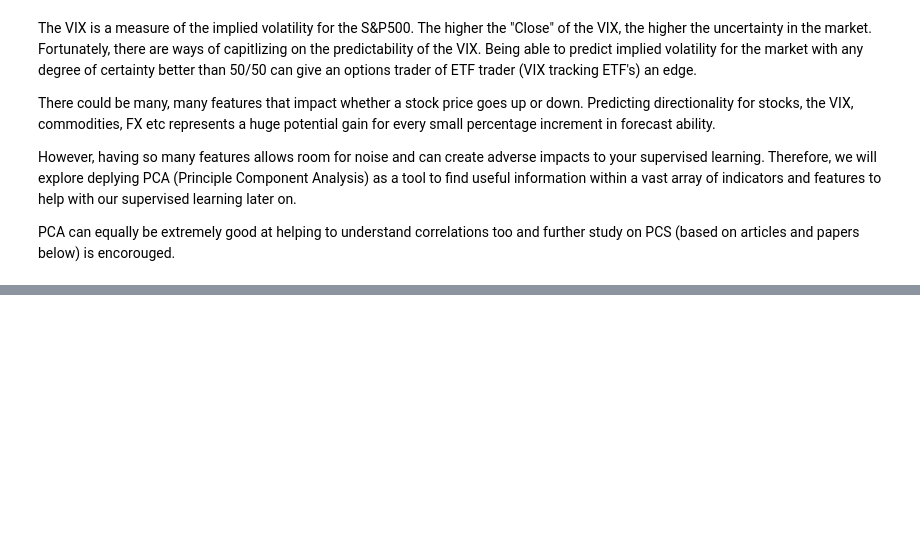
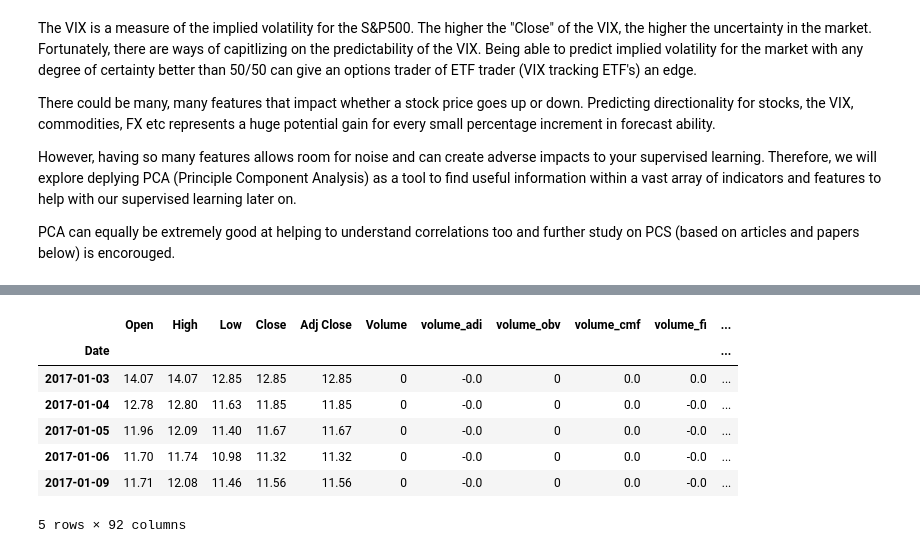
Before and after one commit to dkalenov/ML-Stock-Crypto-Trading, a Jupyter notebook: Principle_Component_Analysis.ipynb, the cells around one changed output, grey strips where cells are left out. Cells and saved outputs as stored; diff of their text form; code cells hidden in the pictures; blank space fills up the shorter version.

```diff
--- a/Principle_Component_Analysis.ipynb
+++ b/Principle_Component_Analysis.ipynb
@@ -12,0 +77,13 @@ PCA can equally be extremely good at helping to understand correlations too and
+# %%
+# Add TA
+df = add_all_ta_features(df, open="Open", high="High", low="Low", close="Adj Close", volume="Volume", fillna=True)
+df.head()
+# %% [output]
+|  | Open | High | Low | Close | Adj Close | Volume | volume_adi | volume_obv | volume_cmf | volume_fi | ... |
+| Date |  |  |  |  |  |  |  |  |  |  | ... |
+| 2017-01-03 | 14.07 | 14.07 | 12.85 | 12.85 | 12.85 | 0 | -0.0 | 0 | 0.0 | 0.0 | ... |
+| 2017-01-04 | 12.78 | 12.80 | 11.63 | 11.85 | 11.85 | 0 | -0.0 | 0 | 0.0 | -0.0 | ... |
+| 2017-01-05 | 11.96 | 12.09 | 11.40 | 11.67 | 11.67 | 0 | -0.0 | 0 | 0.0 | -0.0 | ... |
+| 2017-01-06 | 11.70 | 11.74 | 10.98 | 11.32 | 11.32 | 0 | -0.0 | 0 | 0.0 | -0.0 | ... |
+| 2017-01-09 | 11.71 | 12.08 | 11.46 | 11.56 | 11.56 | 0 | -0.0 | 0 | 0.0 | -0.0 | ... |
+5 rows × 92 columns
```
Also changed, not shown: parts of 13 cells of this notebook.
